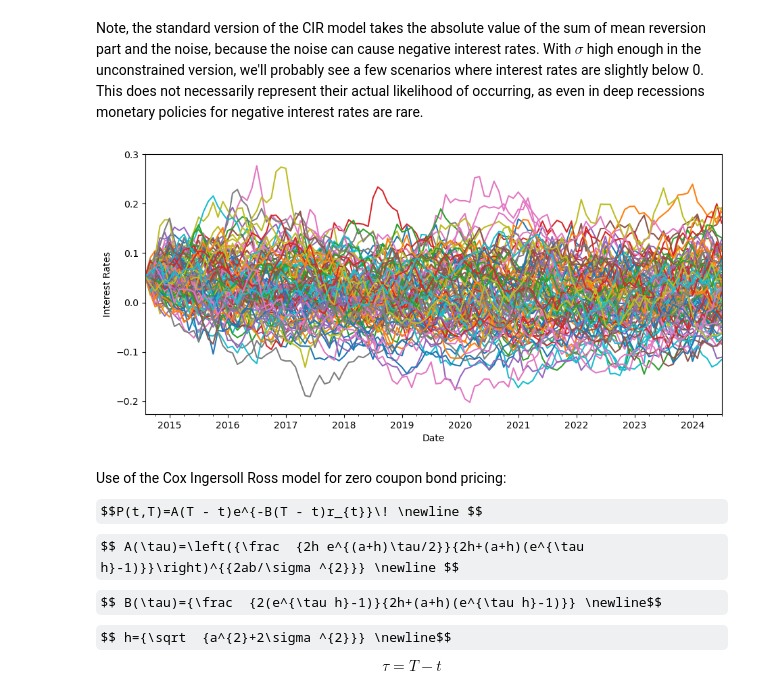
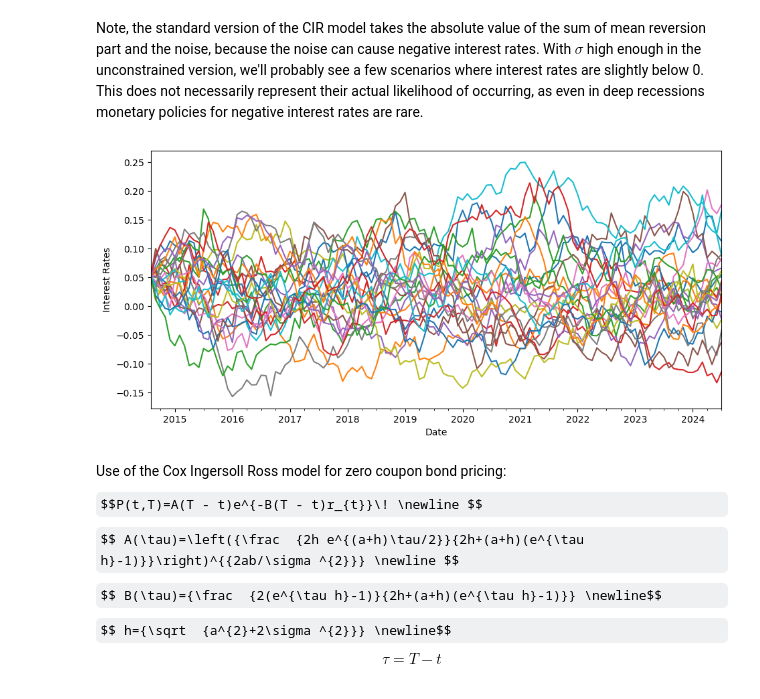
Before and after one commit to christianatanasov/algodisco, a Jupyter notebook: finance/cir_model.ipynb, the cells around one changed output. Saved outputs shown, nothing was run; the diff lists cells and outputs as text; code cells hidden in the pictures; some formulas as TeX source.

Commit message:
25 scenarios only

```diff
--- a/finance/cir_model.ipynb
+++ b/finance/cir_model.ipynb
@@ -44,10 +44,10 @@ sigma = rf["^IRX"].std() * np.sqrt(12)
 # %% [markdown]
 Note, the standard version of the CIR model takes the absolute value of the sum of mean reversion part and the noise, because the noise can cause negative interest rates. With $\sigma$ high enough in the unconstrained version, we'll probably see a few scenarios where interest rates are slightly below 0. This does not necessarily represent their actual likelihood of occurring, as even in deep recessions monetary policies for negative interest rates are rare.
 # %%
-cir(a=0.5, b=b, r_0=r_0, sigma=sigma, scenarios=100, rf=rf).plot(legend=False, figsize=(11, 5), ylabel='Interest Rates')
+cir(a=0.5, b=b, r_0=r_0, sigma=sigma, scenarios=25, rf=rf).plot(legend=False, figsize=(11, 5), ylabel='Interest Rates')
 plt.show()
 # %% [output]
-[figure, old version]
+[figure, new version]
 # %% [markdown]
 Use of the Cox Ingersoll Ross model for zero coupon bond pricing:
 $$P(t,T)=A(T - t)e^{-B(T - t)r_{t}}\! \newline $$
```
